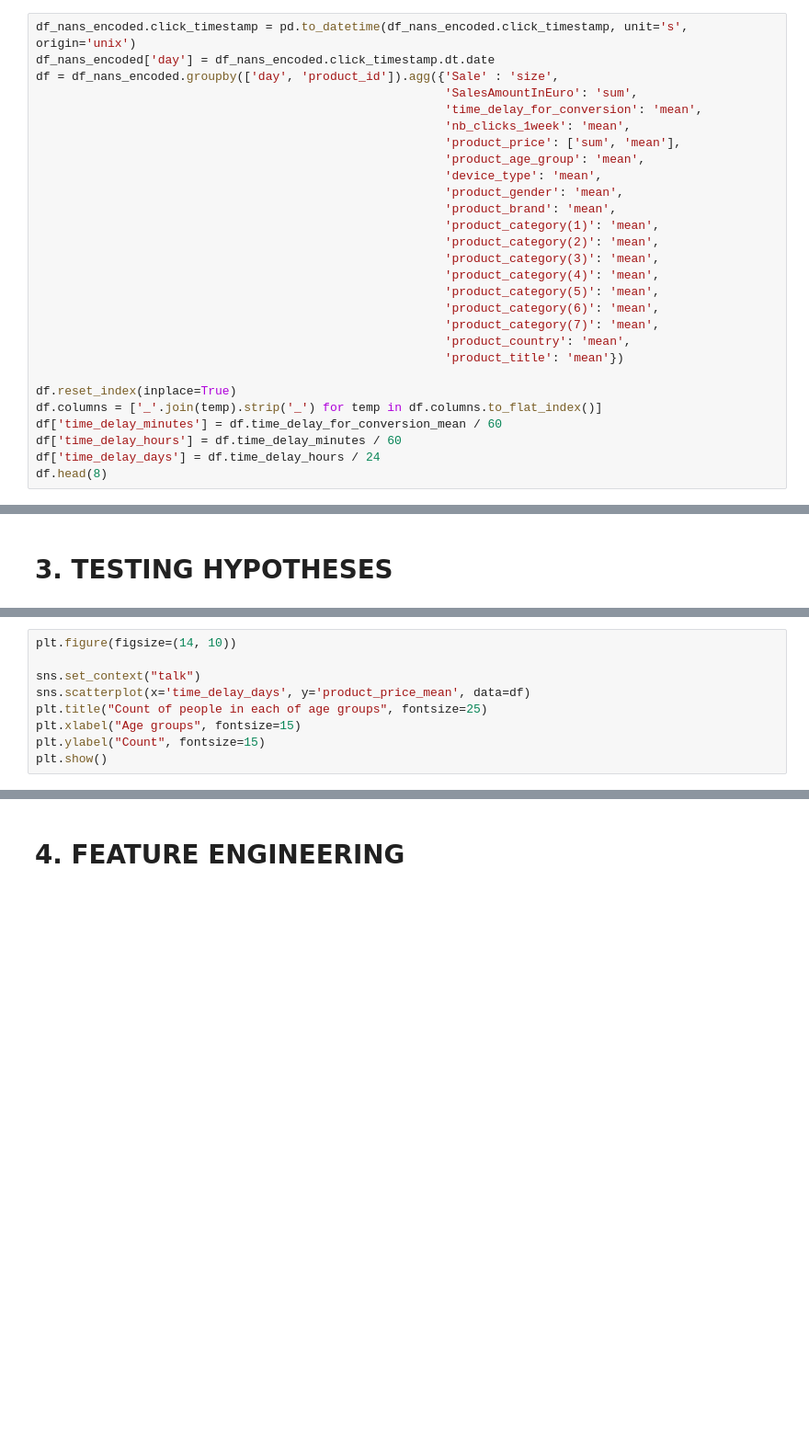
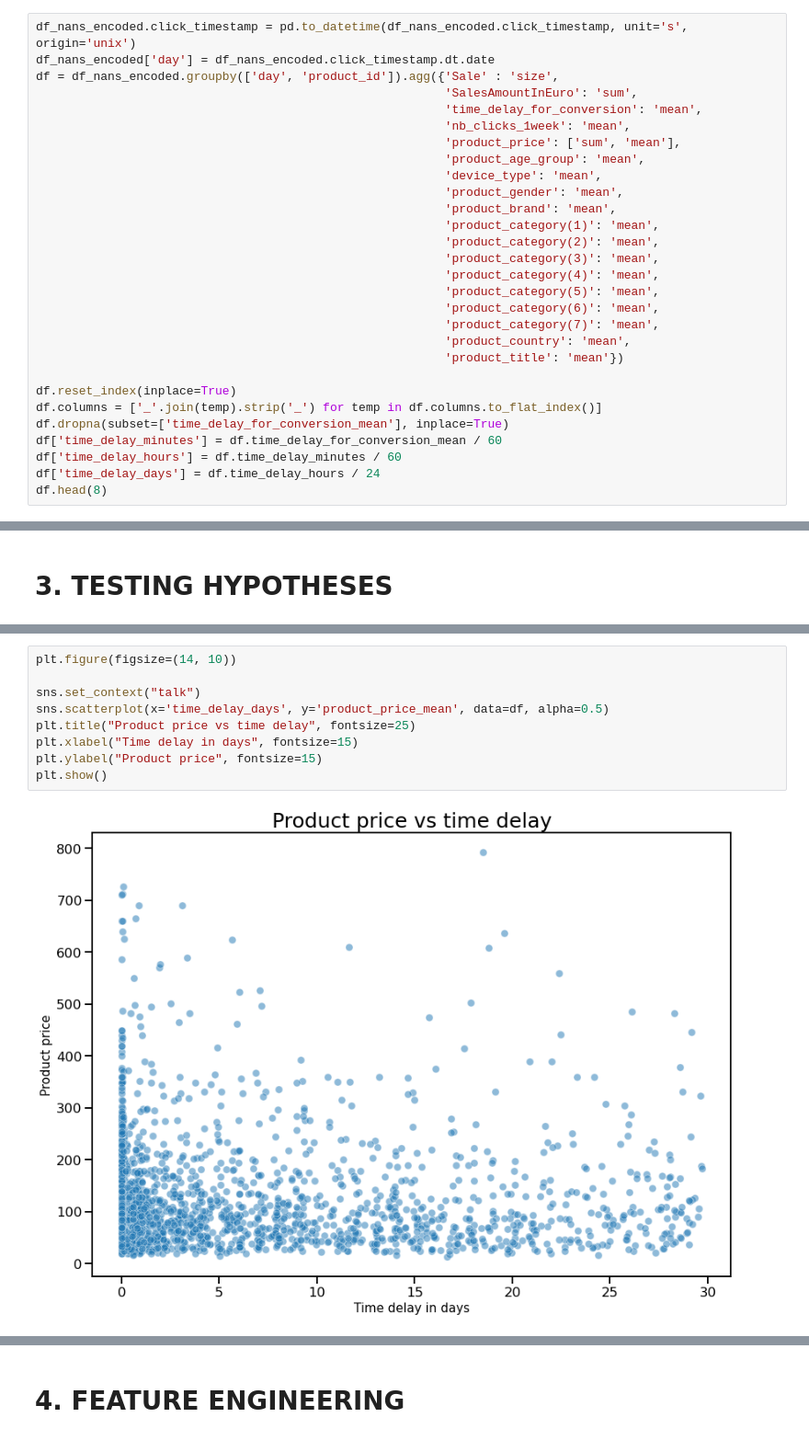
Before and after one commit to anras5/Criteo-Search-Data, a Jupyter notebook: main_notebook.ipynb, the cells around one changed output, grey strips where cells are left out. Shown at 92% size. Drawn from its saved outputs; the diff is of its cells as text; blank space fills up the shorter version.

```diff
--- a/main_notebook.ipynb
+++ b/main_notebook.ipynb
@@ -191,6 +192,7 @@ df = df_nans_encoded.groupby(['day', 'product_id']).agg({'Sale' : 'size',
 
 df.reset_index(inplace=True)
 df.columns = ['_'.join(temp).strip('_') for temp in df.columns.to_flat_index()]
+df.dropna(subset=['time_delay_for_conversion_mean'], inplace=True)
 df['time_delay_minutes'] = df.time_delay_for_conversion_mean / 60
 df['time_delay_hours'] = df.time_delay_minutes / 60
 df['time_delay_days'] = df.time_delay_hours / 24
@@ -344,9 +373,11 @@ The bar chart presented above slightly changes the perception of the previous pl
 # %%
 plt.figure(figsize=(14, 10))
 
 sns.set_context("talk")
-sns.scatterplot(x='time_delay_days', y='product_price_mean', data=df)
-plt.title("Count of people in each of age groups", fontsize=25)
-plt.xlabel("Age groups", fontsize=15)
-plt.ylabel("Count", fontsize=15)
+sns.scatterplot(x='time_delay_days', y='product_price_mean', data=df, alpha=0.5)
+plt.title("Product price vs time delay", fontsize=25)
+plt.xlabel("Time delay in days", fontsize=15)
+plt.ylabel("Product price", fontsize=15)
 plt.show()
+# %% [output]
+[figure, added]
```
Also changed, not shown: parts of 8 cells of this notebook.
